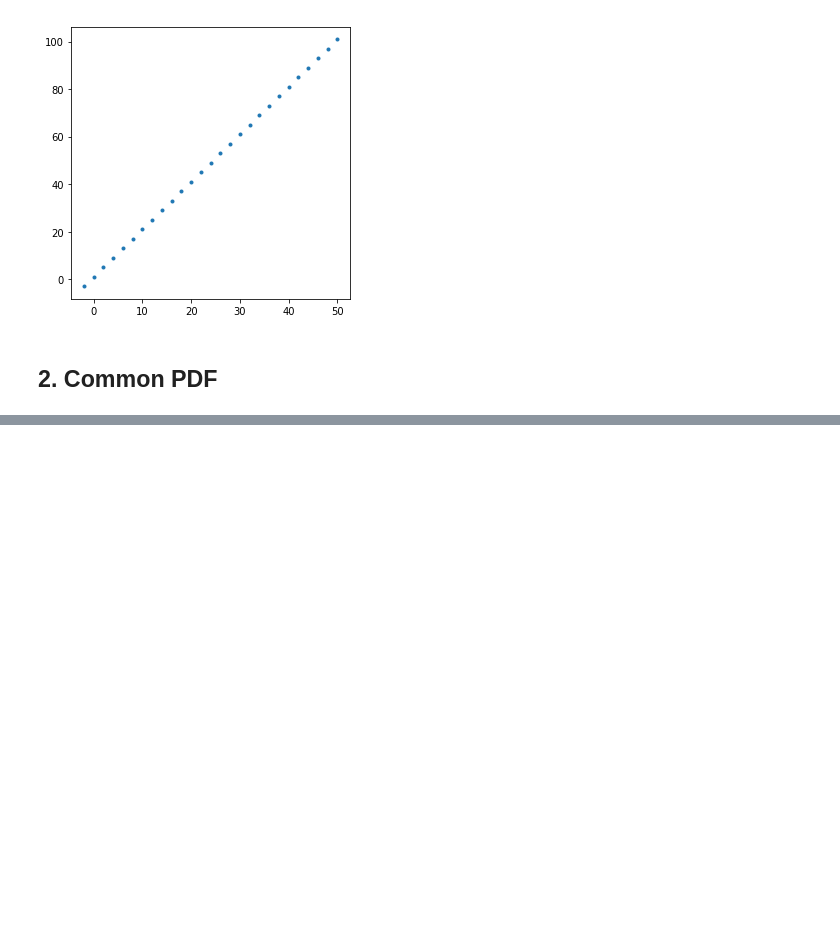
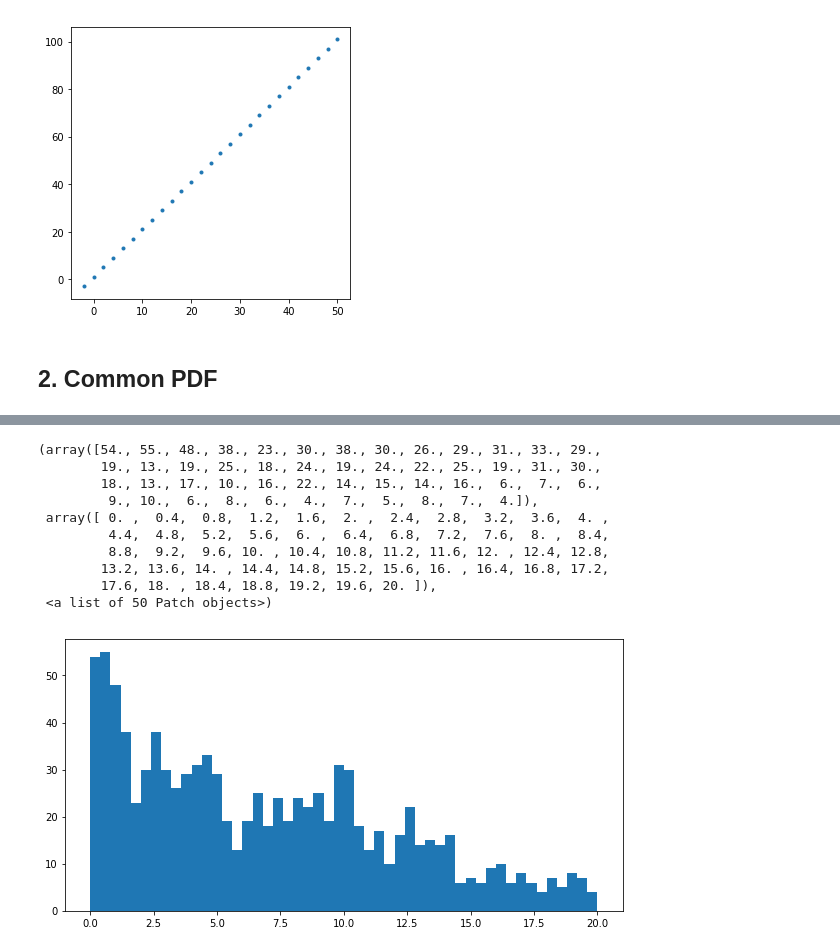
Before and after one commit to juifa-tsai/outreach, a Jupyter notebook: numpy/tutorial_02_pdf.ipynb, the cells around one changed output, grey strips where cells are left out. Cells and saved outputs as stored; diff of their text form; code cells hidden in the pictures; blank space fills up the shorter version.

```diff
--- a/numpy/tutorial_02_pdf.ipynb
+++ b/numpy/tutorial_02_pdf.ipynb
@@ -58,0 +171,5 @@ PLT.plot(xs, ys, '.')
+# %%
+# generate psuedo data with random function
+n_data = 1000
+NP.random.seed = 0
+data = NP.random.choice(xs, n_data, p=pdf)
@@ -58,0 +180,16 @@ PLT.plot(xs, ys, '.')
+# %%
+# Make histogram
+PLT.figure(figsize=[10,5])
+PLT.hist(data, bins=50, range=[0,20])
+# %% [output]
+(array([54., 55., 48., 38., 23., 30., 38., 30., 26., 29., 31., 33., 29.,
+        19., 13., 19., 25., 18., 24., 19., 24., 22., 25., 19., 31., 30.,
+        18., 13., 17., 10., 16., 22., 14., 15., 14., 16.,  6.,  7.,  6.,
+         9., 10.,  6.,  8.,  6.,  4.,  7.,  5.,  8.,  7.,  4.]),
+ array([ 0. ,  0.4,  0.8,  1.2,  1.6,  2. ,  2.4,  2.8,  3.2,  3.6,  4. ,
+         4.4,  4.8,  5.2,  5.6,  6. ,  6.4,  6.8,  7.2,  7.6,  8. ,  8.4,
+         8.8,  9.2,  9.6, 10. , 10.4, 10.8, 11.2, 11.6, 12. , 12.4, 12.8,
+        13.2, 13.6, 14. , 14.4, 14.8, 15.2, 15.6, 16. , 16.4, 16.8, 17.2,
+        17.6, 18. , 18.4, 18.8, 19.2, 19.6, 20. ]),
+ <a list of 50 Patch objects>)
+[figure, added]
```
Also changed, not shown: parts of 19 cells of this notebook.
